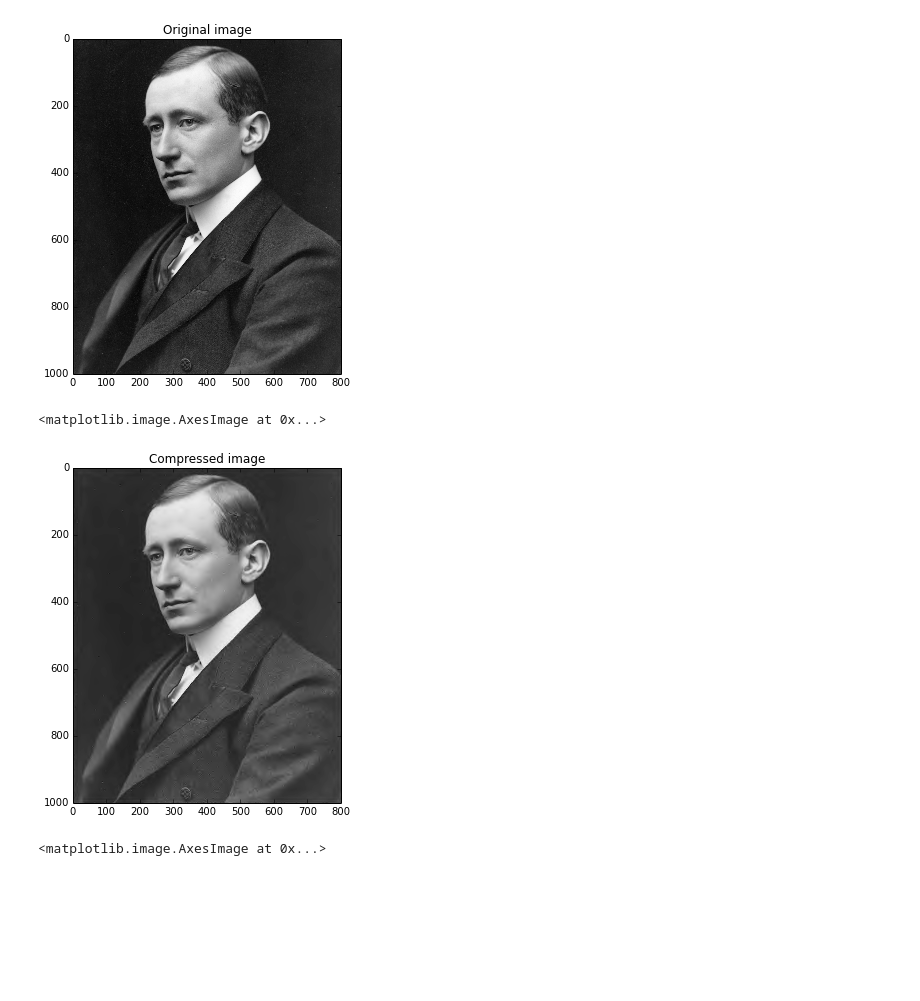
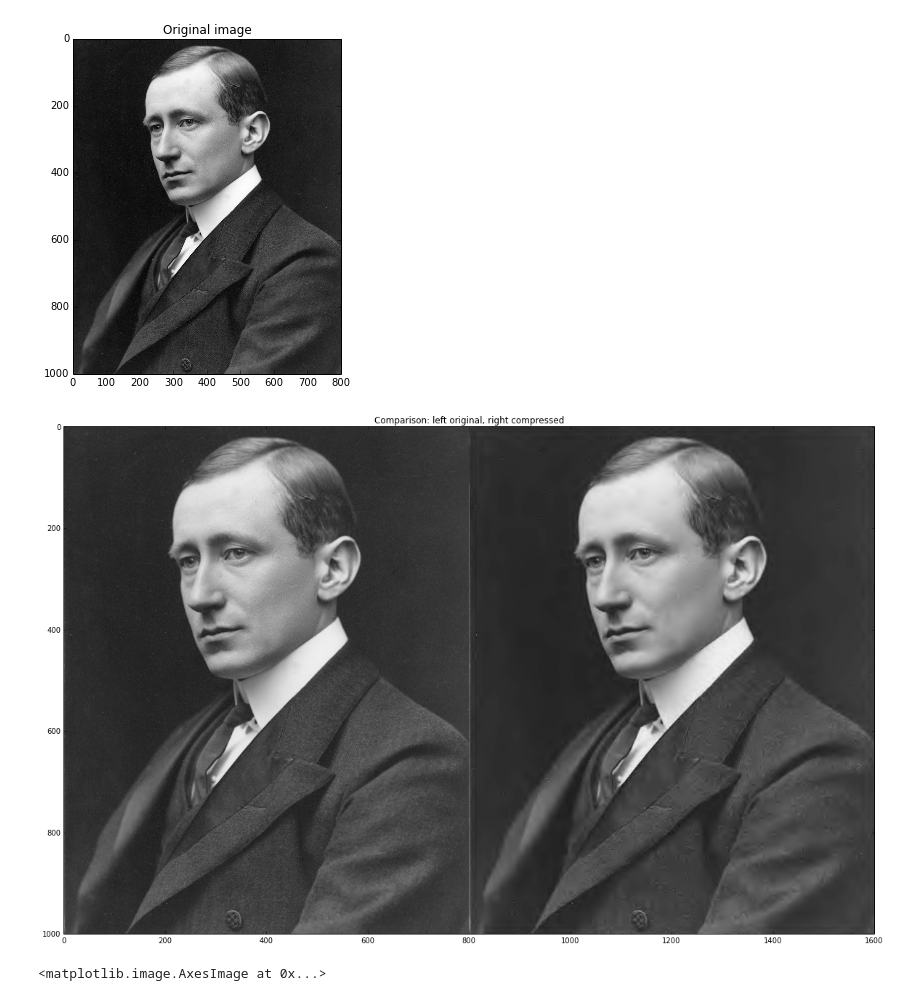
Before and after one commit to alexwal/EE123-Final-Project, a Jupyter notebook: wavelet compression.ipynb, the cells around one changed output. Saved outputs shown, nothing was run; the diff lists cells and outputs as text; code cells hidden in the pictures; blank space fills up the shorter version.

Commit message:
added side-by-side comparison

```diff
--- a/wavelet compression.ipynb
+++ b/wavelet compression.ipynb
@@ -359,20 +359,24 @@ imshow(original, cmap = 'gray')
 # %%
 tile_size = 1024 # if larger than image dim, only one tile created (which is fine: avoids blocking artifacts)
 num_levels = 5
-fraction_coeffs = .03
+fraction_coeffs = .04
 stepsize = 2**5
 _delta = 0.6
 wavelet = 'bior4.4' # http://wavelets.pybytes.com/wavelet/bior4.4/
 tiles, orig_bit_depth = compress_bw(im, tile_size, fraction_coeffs, step_size=stepsize, wvlt=wavelet, level=num_levels)
+
+compressed_img = decompress_bw(tiles, im.shape, orig_bit_depth, step_size=stepsize, delta=_delta, wvlt=wavelet, level=num_levels)
+
+# figure()
+# title('Compressed image')
+# imshow(compressed_img, cmap = 'gray')
-# %%
-compressed_img = decompress_bw(tiles, im.shape, orig_bit_depth, step_size=stepsize, delta=_delta, wvlt=wavelet, level=num_levels)
-
-figure()
-title('Compressed image')
-imshow(compressed_img, cmap = 'gray')
-# %% [output]
-<matplotlib.image.AxesImage at 0x...>
-[figure, removed]
+# %%
+plt.rcParams['figure.figsize'] = (20, 20) # (6, 4) for normal size
+title('Comparison: left original, right compressed')
+imshow(np.concatenate((original, compressed_img), axis=1), cmap = 'gray')
+plt.rcParams['figure.figsize'] = (6, 4)
+# %% [output]
+[figure, added]
 # %%
 title('Magnitude difference image')
 imshow(abs(compressed_img - original), cmap = 'gray')
```
Also changed, not shown: parts of 1 cell of this notebook.
